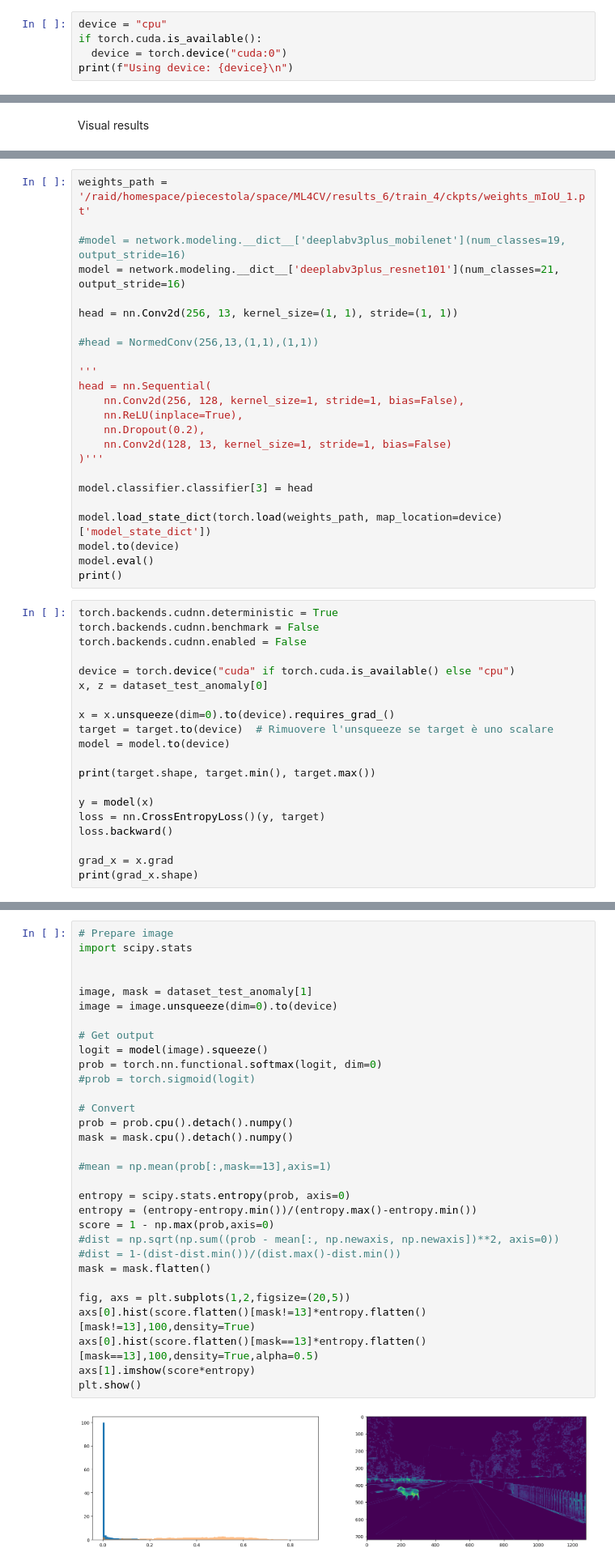
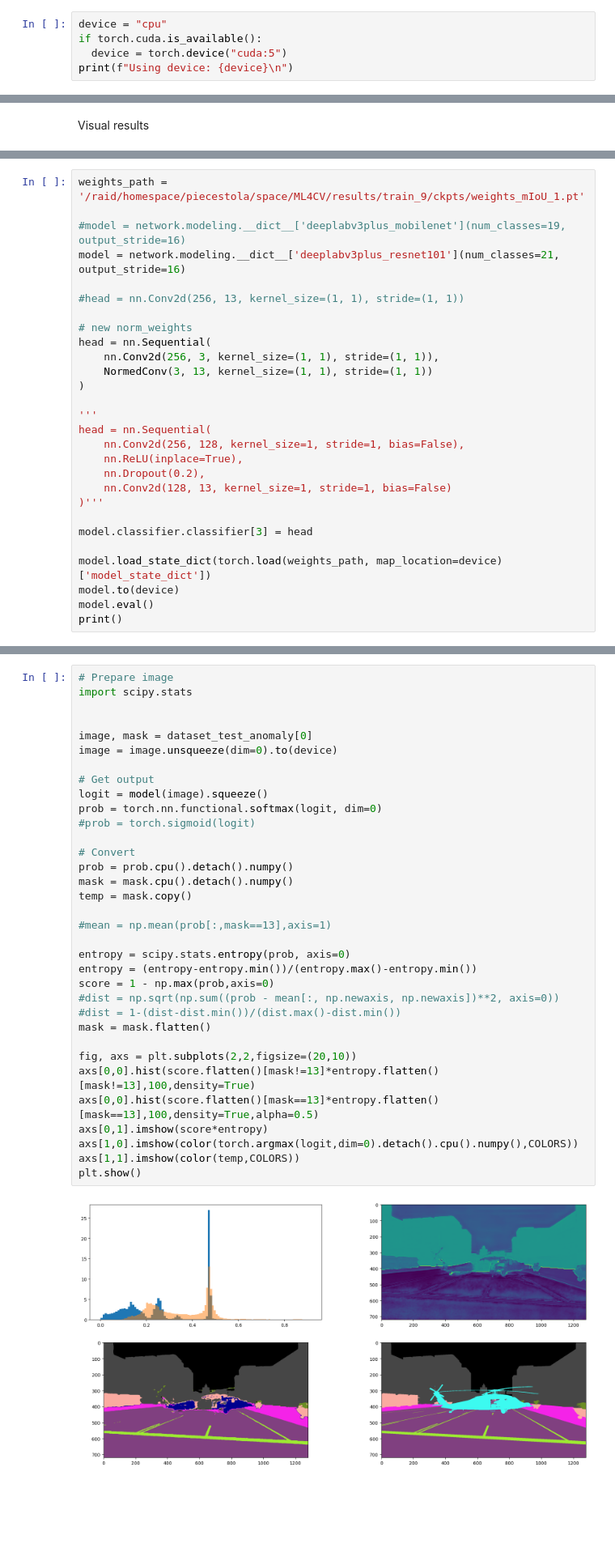
Before and after one commit to pcestola/ML4CV-Assignment, a Jupyter notebook: test.ipynb, the cells around one changed output, grey strips where cells are left out. Shown: that part at 81% size. Cells and saved outputs as stored; diff of their text form; blank space fills up the shorter version.

```diff
--- a/test.ipynb
+++ b/test.ipynb
@@ -25,6 +26,6 @@ Select device
 # %%
 device = "cpu"
 if torch.cuda.is_available():
-  device = torch.device("cuda:0")
+  device = torch.device("cuda:5")
 print(f"Using device: {device}\n")
 # %% [output]
@@ -412,14 +409,18 @@ class NormedConv(nn.Conv2d):
         # Chiama il forward con input e pesi normalizzati
         return self.scale * torch.nn.functional.conv2d(norm_x, norm_weight, self.bias, self.stride, self.padding, self.dilation, self.groups)
 # %%
-weights_path = '/raid/homespace/piecestola/space/ML4CV/results_6/train_4/ckpts/weights_mIoU_1.pt'
+weights_path = '/raid/homespace/piecestola/space/ML4CV/results/train_9/ckpts/weights_mIoU_1.pt'
 
 #model = network.modeling.__dict__['deeplabv3plus_mobilenet'](num_classes=19, output_stride=16)
 model = network.modeling.__dict__['deeplabv3plus_resnet101'](num_classes=21, output_stride=16)
 
-head = nn.Conv2d(256, 13, kernel_size=(1, 1), stride=(1, 1))
+#head = nn.Conv2d(256, 13, kernel_size=(1, 1), stride=(1, 1))
 
-#head = NormedConv(256,13,(1,1),(1,1))
+# new norm_weights
+head = nn.Sequential(
+    nn.Conv2d(256, 3, kernel_size=(1, 1), stride=(1, 1)),
+    NormedConv(3, 13, kernel_size=(1, 1), stride=(1, 1))
+)
 
 '''
 head = nn.Sequential(
@@ -435,23 +436,3 @@ model.load_state_dict(torch.load(weights_path, map_location=device)['model_state
 model.to(device)
 model.eval()
 print()
-# %%
-torch.backends.cudnn.deterministic = True
-torch.backends.cudnn.benchmark = False
-torch.backends.cudnn.enabled = False
-
-device = torch.device("cuda" if torch.cuda.is_available() else "cpu")
-x, z = dataset_test_anomaly[0]
-
-x = x.unsqueeze(dim=0).to(device).requires_grad_()
-target = target.to(device)  # Rimuovere l'unsqueeze se target è uno scalare
-model = model.to(device)
-
-print(target.shape, target.min(), target.max())
-
-y = model(x)
-loss = nn.CrossEntropyLoss()(y, target)
-loss.backward()
-
-grad_x = x.grad
-print(grad_x.shape)
@@ -598,34 +565,37 @@ for idx in range(min(10, len(all_metrics))):  # Limita la visualizzazione per es
 # %%
 # Prepare image
 import scipy.stats
 
 
-image, mask = dataset_test_anomaly[1]
+image, mask = dataset_test_anomaly[0]
 image = image.unsqueeze(dim=0).to(device)
 
 # Get output
 logit = model(image).squeeze()
 prob = torch.nn.functional.softmax(logit, dim=0)
 #prob = torch.sigmoid(logit)
 
 # Convert
 prob = prob.cpu().detach().numpy()
 mask = mask.cpu().detach().numpy()
+temp = mask.copy()
 
 #mean = np.mean(prob[:,mask==13],axis=1)
 
 entropy = scipy.stats.entropy(prob, axis=0)
 entropy = (entropy-entropy.min())/(entropy.max()-entropy.min())
 score = 1 - np.max(prob,axis=0)
 #dist = np.sqrt(np.sum((prob - mean[:, np.newaxis, np.newaxis])**2, axis=0))
 #dist = 1-(dist-dist.min())/(dist.max()-dist.min())
 mask = mask.flatten()
 
-fig, axs = plt.subplots(1,2,figsize=(20,5))
-axs[0].hist(score.flatten()[mask!=13]*entropy.flatten()[mask!=13],100,density=True)
-axs[0].hist(score.flatten()[mask==13]*entropy.flatten()[mask==13],100,density=True,alpha=0.5)
-axs[1].imshow(score*entropy)
+fig, axs = plt.subplots(2,2,figsize=(20,10))
+axs[0,0].hist(score.flatten()[mask!=13]*entropy.flatten()[mask!=13],100,density=True)
+axs[0,0].hist(score.flatten()[mask==13]*entropy.flatten()[mask==13],100,density=True,alpha=0.5)
+axs[0,1].imshow(score*entropy)
+axs[1,0].imshow(color(torch.argmax(logit,dim=0).detach().cpu().numpy(),COLORS))
+axs[1,1].imshow(color(temp,COLORS))
 plt.show()
 # %% [output]
-[figure, old version]
+[figure, new version]
 # %%
```
Also changed, not shown: parts of 17 cells of this notebook, 32 other files.
